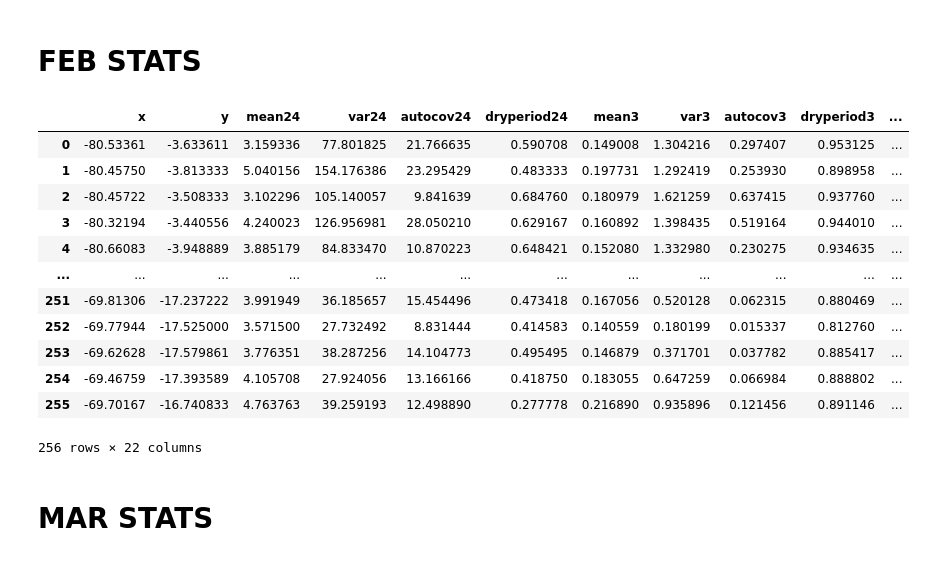
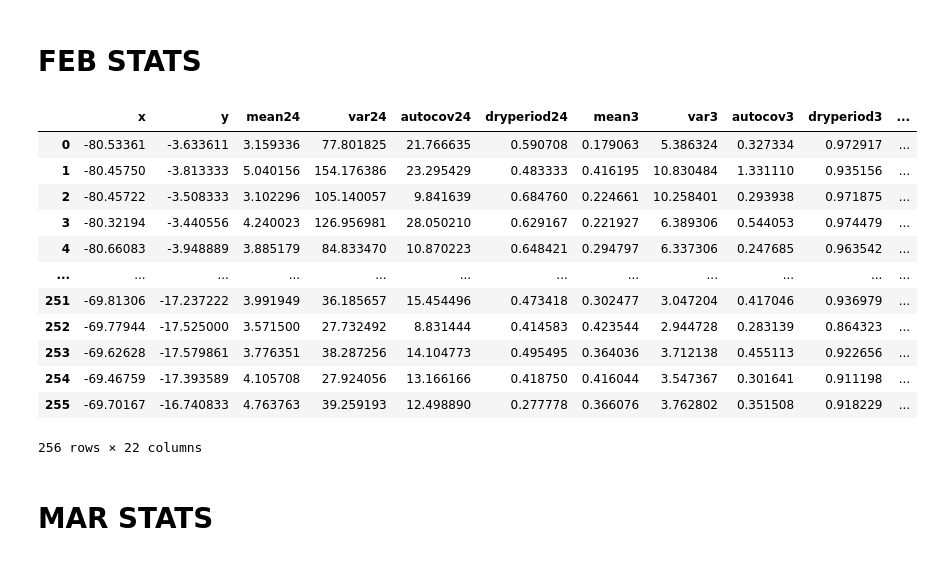
Before and after one commit to JoseZevallosR/TrmmCorrection, a Jupyter notebook: code/TRMM_Correction.ipynb, the cells around one changed output. Saved outputs shown, nothing was run; the diff lists cells and outputs as text; code cells hidden in the pictures.

```diff
--- a/code/TRMM_Correction.ipynb
+++ b/code/TRMM_Correction.ipynb
@@ -219,18 +202,4 @@ posiciones,feb_sat_daily,feb_obs_daily,feb_sat_hourly=filter_months_complete(0.8
 # %%
 feb_sat_hourly_corrected=bias_correction(feb_sat_daily,feb_obs_daily,feb_hourly_date,feb_sat_hourly,daily_dates)
-# %%
-stats_month(feb_sat_hourly,feb_obs_daily,posiciones)
-# %% [output]
-|  | x | y | mean24 | var24 | autocov24 | dryperiod24 | mean3 | var3 | autocov3 | dryperiod3 | ... |
-| 0 | -80.53361 | -3.633611 | 3.159336 | 77.801825 | 21.766635 | 0.590708 | 0.149008 | 1.304216 | 0.297407 | 0.953125 | ... |
-| 1 | -80.45750 | -3.813333 | 5.040156 | 154.176386 | 23.295429 | 0.483333 | 0.197731 | 1.292419 | 0.253930 | 0.898958 | ... |
-| 2 | -80.45722 | -3.508333 | 3.102296 | 105.140057 | 9.841639 | 0.684760 | 0.180979 | 1.621259 | 0.637415 | 0.937760 | ... |
-| 3 | -80.32194 | -3.440556 | 4.240023 | 126.956981 | 28.050210 | 0.629167 | 0.160892 | 1.398435 | 0.519164 | 0.944010 | ... |
-| 4 | -80.66083 | -3.948889 | 3.885179 | 84.833470 | 10.870223 | 0.648421 | 0.152080 | 1.332980 | 0.230275 | 0.934635 | ... |
-| ... | ... | ... | ... | ... | ... | ... | ... | ... | ... | ... | ... |
-| 251 | -69.81306 | -17.237222 | 3.991949 | 36.185657 | 15.454496 | 0.473418 | 0.167056 | 0.520128 | 0.062315 | 0.880469 | ... |
-| 252 | -69.77944 | -17.525000 | 3.571500 | 27.732492 | 8.831444 | 0.414583 | 0.140559 | 0.180199 | 0.015337 | 0.812760 | ... |
-| 253 | -69.62628 | -17.579861 | 3.776351 | 38.287256 | 14.104773 | 0.495495 | 0.146879 | 0.371701 | 0.037782 | 0.885417 | ... |
-| 254 | -69.46759 | -17.393589 | 4.105708 | 27.924056 | 13.166166 | 0.418750 | 0.183055 | 0.647259 | 0.066984 | 0.888802 | ... |
-| 255 | -69.70167 | -16.740833 | 4.763763 | 39.259193 | 12.498890 | 0.277778 | 0.216890 | 0.935896 | 0.121456 | 0.891146 | ... |
-256 rows × 22 columns
+# %%
+feb_stats=stats_month(feb_sat_hourly_corrected,feb_obs_daily,posiciones,month=2)
@@ -237,3 +208,19 @@ stats_month(feb_sat_hourly,feb_obs_daily,posiciones)
+# %%
+feb_stats
+# %% [output]
+|  | x | y | mean24 | var24 | autocov24 | dryperiod24 | mean3 | var3 | autocov3 | dryperiod3 | ... |
+| 0 | -80.53361 | -3.633611 | 3.159336 | 77.801825 | 21.766635 | 0.590708 | 0.179063 | 5.386324 | 0.327334 | 0.972917 | ... |
+| 1 | -80.45750 | -3.813333 | 5.040156 | 154.176386 | 23.295429 | 0.483333 | 0.416195 | 10.830484 | 1.331110 | 0.935156 | ... |
+| 2 | -80.45722 | -3.508333 | 3.102296 | 105.140057 | 9.841639 | 0.684760 | 0.224661 | 10.258401 | 0.293938 | 0.971875 | ... |
+| 3 | -80.32194 | -3.440556 | 4.240023 | 126.956981 | 28.050210 | 0.629167 | 0.221927 | 6.389306 | 0.544053 | 0.974479 | ... |
+| 4 | -80.66083 | -3.948889 | 3.885179 | 84.833470 | 10.870223 | 0.648421 | 0.294797 | 6.337306 | 0.247685 | 0.963542 | ... |
+| ... | ... | ... | ... | ... | ... | ... | ... | ... | ... | ... | ... |
+| 251 | -69.81306 | -17.237222 | 3.991949 | 36.185657 | 15.454496 | 0.473418 | 0.302477 | 3.047204 | 0.417046 | 0.936979 | ... |
+| 252 | -69.77944 | -17.525000 | 3.571500 | 27.732492 | 8.831444 | 0.414583 | 0.423544 | 2.944728 | 0.283139 | 0.864323 | ... |
+| 253 | -69.62628 | -17.579861 | 3.776351 | 38.287256 | 14.104773 | 0.495495 | 0.364036 | 3.712138 | 0.455113 | 0.922656 | ... |
+| 254 | -69.46759 | -17.393589 | 4.105708 | 27.924056 | 13.166166 | 0.418750 | 0.416044 | 3.547367 | 0.301641 | 0.911198 | ... |
+| 255 | -69.70167 | -16.740833 | 4.763763 | 39.259193 | 12.498890 | 0.277778 | 0.366076 | 3.762802 | 0.351508 | 0.918229 | ... |
+256 rows × 22 columns
 # %% [markdown]
 # MAR STATS
 # %%
```
Also changed, not shown: parts of 21 cells of this notebook, 5 other files.
